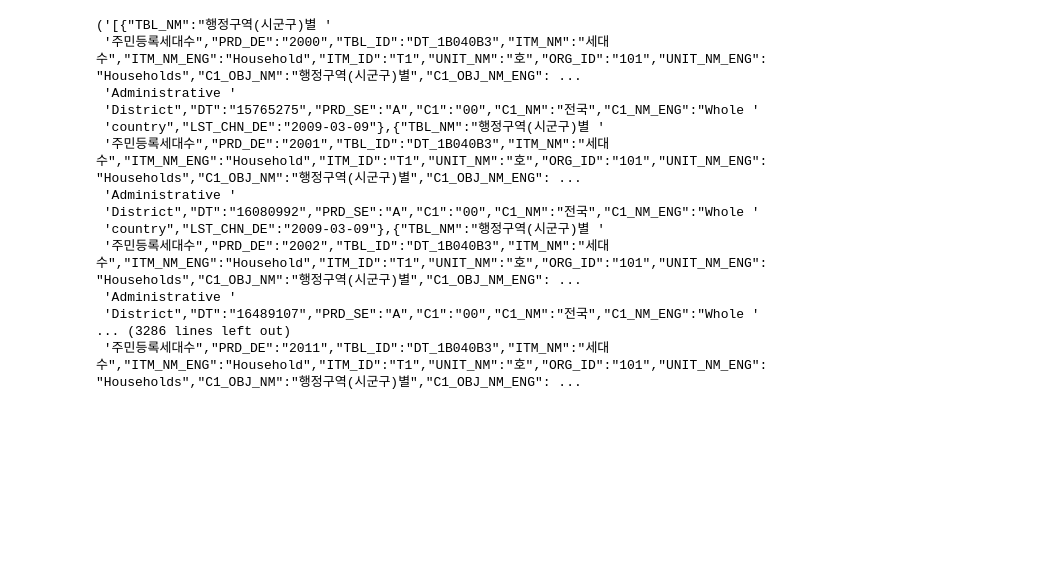
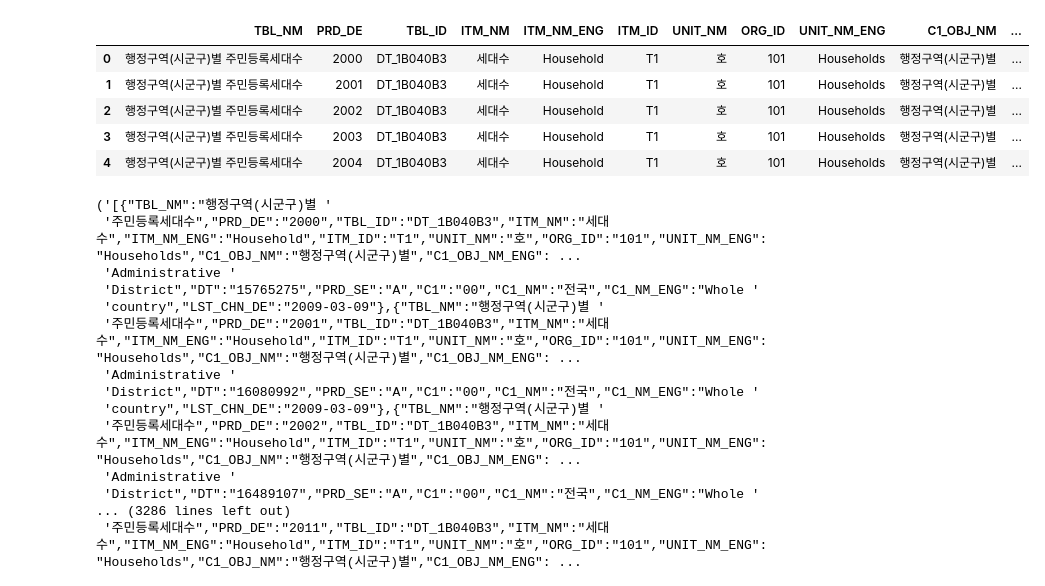
Before and after one commit to tjahrfyd9472/Data_Analysis_Competition, a Jupyter notebook: API.ipynb, the cells around one changed output. Cells and saved outputs as stored; diff of their text form; code cells hidden in the pictures; blank space fills up the shorter version.

Commit message:
행정구역(시군구)별 주민등록세대수

```diff
--- a/API.ipynb
+++ b/API.ipynb
@@ -5,5 +9,17 @@ import json
 # %%
-url = "https://kosis.kr/openapi/Param/statisticsParameterData.do?method=getList&apiKey=NDA1NjVlNDE4OGVkODljMDM2OGJmNGQwMzJhNWQ5YTI=&itmId=T1+&objL1=ALL&objL2=&objL3=&objL4=&objL5=&objL6=&objL7=&objL8=&format=json&jsonVD=Y&prdSe=Y&startPrdDe=2000&endPrdDe=2023&orgId=101&tblId=DT_1B040B3"
+url = requests.get("https://kosis.kr/openapi/Param/statisticsParameterData.do?method=getList&apiKey=NDA1NjVlNDE4OGVkODljMDM2OGJmNGQwMzJhNWQ5YTI=&itmId=T1+&objL1=ALL&objL2=&objL3=&objL4=&objL5=&objL6=&objL7=&objL8=&format=json&jsonVD=Y&prdSe=Y&startPrdDe=2000&endPrdDe=2023&orgId=101&tblId=DT_1B040B3")
+data = url.json()
+
+df = pd.DataFrame(data)
+# %%
+df.head()
+# %% [output]
+|  | TBL_NM | PRD_DE | TBL_ID | ITM_NM | ITM_NM_ENG | ITM_ID | UNIT_NM | ORG_ID | UNIT_NM_ENG | C1_OBJ_NM | ... |
+| 0 | 행정구역(시군구)별 주민등록세대수 | 2000 | DT_1B040B3 | 세대수 | Household | T1 | 호 | 101 | Households | 행정구역(시군구)별 | ... |
+| 1 | 행정구역(시군구)별 주민등록세대수 | 2001 | DT_1B040B3 | 세대수 | Household | T1 | 호 | 101 | Households | 행정구역(시군구)별 | ... |
+| 2 | 행정구역(시군구)별 주민등록세대수 | 2002 | DT_1B040B3 | 세대수 | Household | T1 | 호 | 101 | Households | 행정구역(시군구)별 | ... |
+| 3 | 행정구역(시군구)별 주민등록세대수 | 2003 | DT_1B040B3 | 세대수 | Household | T1 | 호 | 101 | Households | 행정구역(시군구)별 | ... |
+| 4 | 행정구역(시군구)별 주민등록세대수 | 2004 | DT_1B040B3 | 세대수 | Household | T1 | 호 | 101 | Households | 행정구역(시군구)별 | ... |
 # %%
 response = requests.get(url)
 contents = response.text
```
Also changed, not shown: parts of 1 cell of this notebook.
